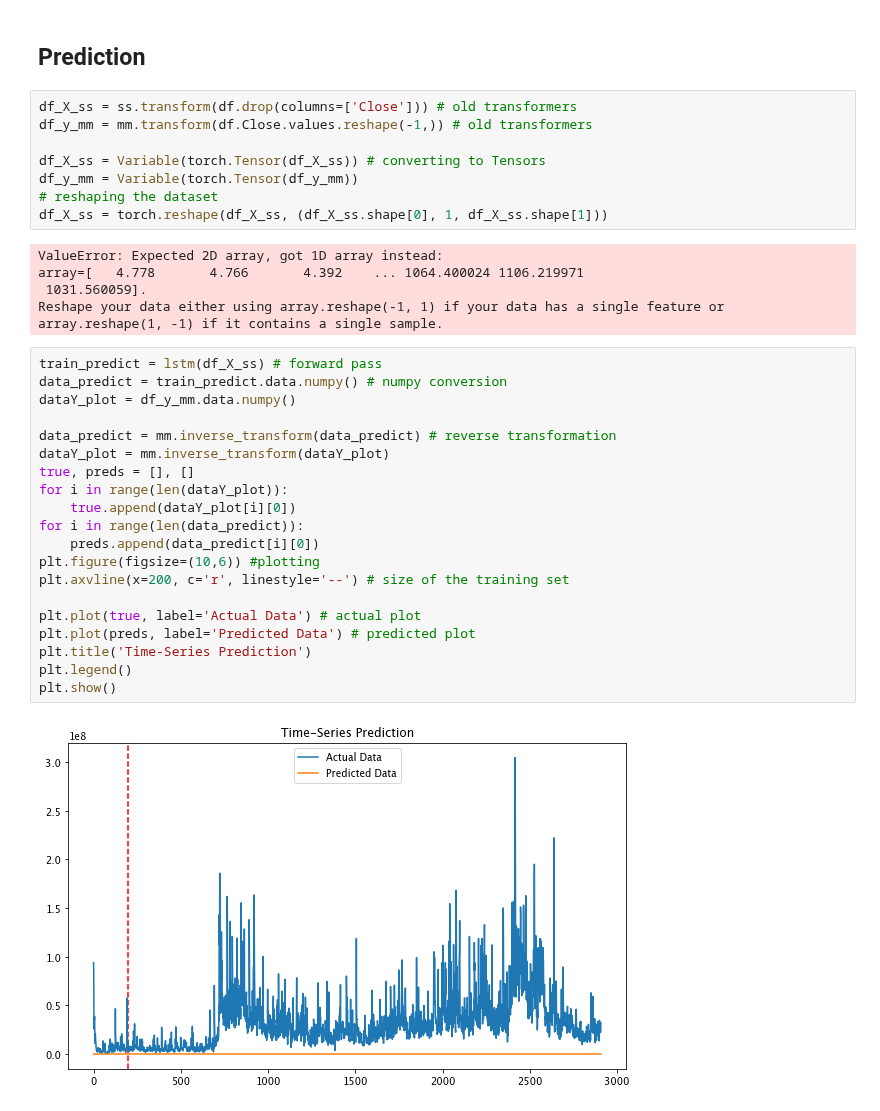
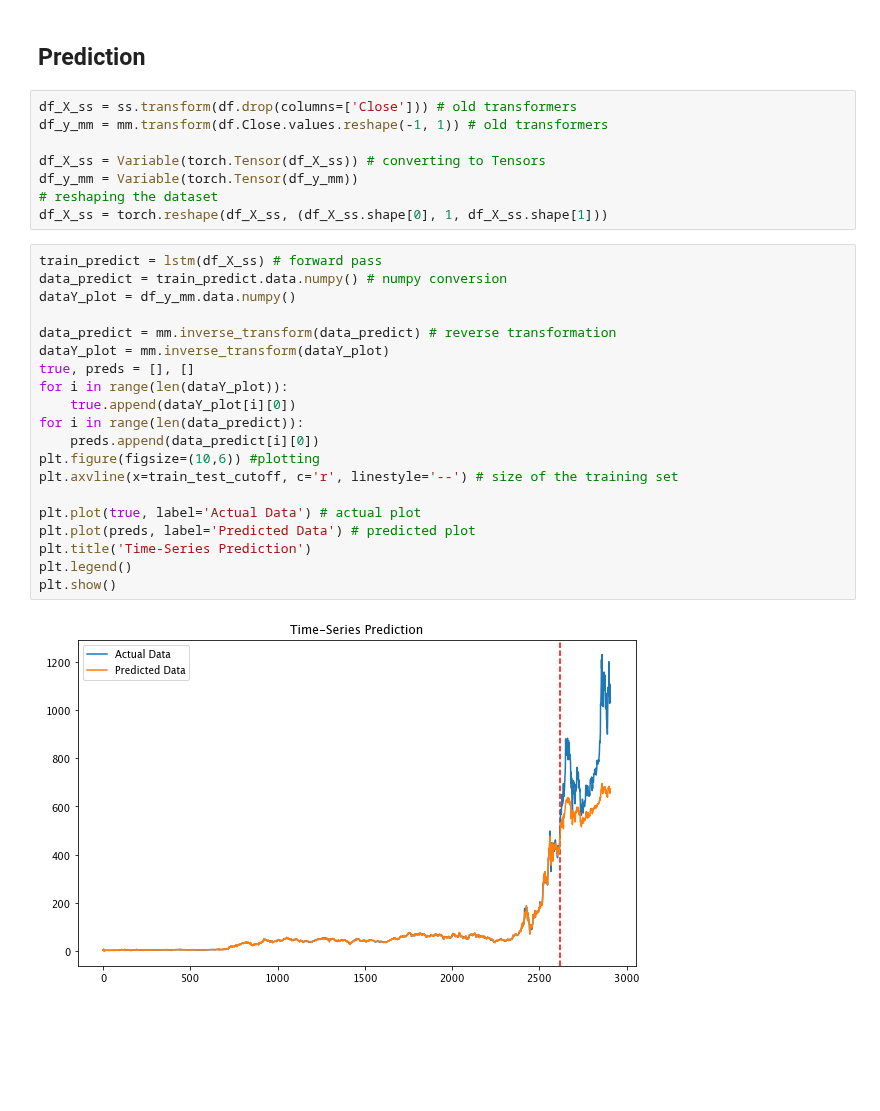
Before and after one commit to charlieoneill11/charlieoneill, a Jupyter notebook: _notebooks/2022-01-14-lstm2.ipynb, the cells around one changed output. Drawn from its saved outputs; the diff is of its cells as text; blank space fills up the shorter version.

```diff
--- a/_notebooks/2022-01-14-lstm2.ipynb
+++ b/_notebooks/2022-01-14-lstm2.ipynb
@@ -182,36 +182,31 @@ Epoch: 900, loss: 0.00001
 ## Prediction
 # %%
 df_X_ss = ss.transform(df.drop(columns=['Close'])) # old transformers
-df_y_mm = mm.transform(df.Close.values.reshape(-1,)) # old transformers
+df_y_mm = mm.transform(df.Close.values.reshape(-1, 1)) # old transformers
 
 df_X_ss = Variable(torch.Tensor(df_X_ss)) # converting to Tensors
 df_y_mm = Variable(torch.Tensor(df_y_mm))
 # reshaping the dataset
 df_X_ss = torch.reshape(df_X_ss, (df_X_ss.shape[0], 1, df_X_ss.shape[1]))
-# %% [output]
-ValueError: Expected 2D array, got 1D array instead:
-array=[   4.778       4.766       4.392    ... 1064.400024 1106.219971
- 1031.560059].
-Reshape your data either using array.reshape(-1, 1) if your data has a single feature or array.reshape(1, -1) if it contains a single sample.
 # %%
 train_predict = lstm(df_X_ss) # forward pass
 data_predict = train_predict.data.numpy() # numpy conversion
 dataY_plot = df_y_mm.data.numpy()
 
 data_predict = mm.inverse_transform(data_predict) # reverse transformation
 dataY_plot = mm.inverse_transform(dataY_plot)
 true, preds = [], []
 for i in range(len(dataY_plot)):
     true.append(dataY_plot[i][0])
 for i in range(len(data_predict)):
     preds.append(data_predict[i][0])
 plt.figure(figsize=(10,6)) #plotting
-plt.axvline(x=200, c='r', linestyle='--') # size of the training set
+plt.axvline(x=train_test_cutoff, c='r', linestyle='--') # size of the training set
 
 plt.plot(true, label='Actual Data') # actual plot
 plt.plot(preds, label='Predicted Data') # predicted plot
 plt.title('Time-Series Prediction')
 plt.legend()
 plt.show()
 # %% [output]
-[figure, old version]
+[figure, new version]
```
Also changed, not shown: 2 other files.
